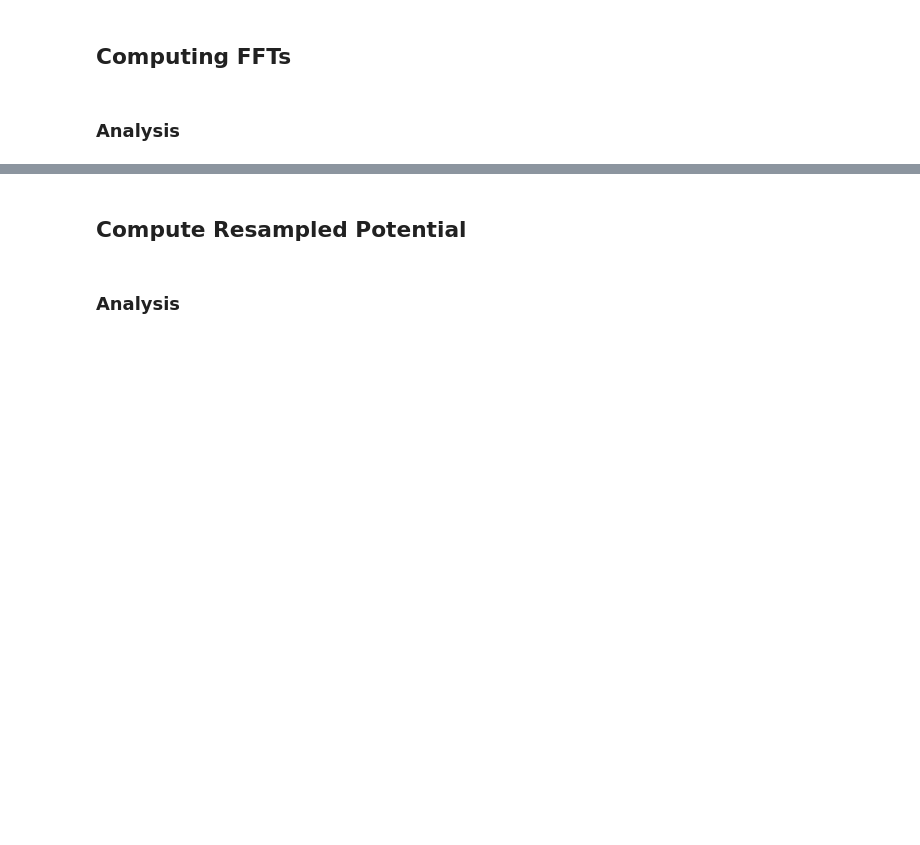
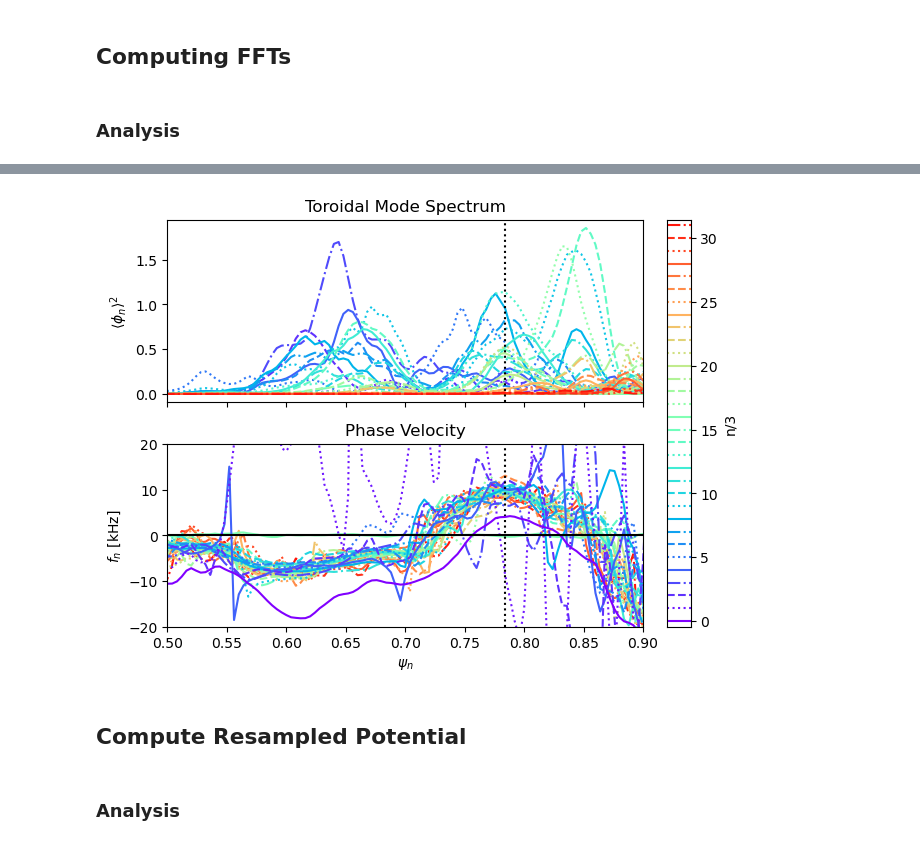
Before and after one commit to Maplenormandy/c1lgkt, a Jupyter notebook: bin/ballooning_filter.ipynb, the cells around one changed output, grey strips where cells are left out. Saved outputs shown, nothing was run; the diff lists cells and outputs as text; code cells hidden in the pictures; blank space fills up the shorter version.

```diff
--- a/bin/ballooning_filter.ipynb
+++ b/bin/ballooning_filter.ipynb
@@ -209,3 +105,66 @@ plt.savefig('./outputs/dpot_power.pdf', dpi=300, bbox_inches='tight')
+# %%
+# %% Plot the power spectrum as a function of q
+
+## Set up the figure via a subplot mosaic
+fig = plt.figure(layout='constrained')
+ax_dict = fig.subplot_mosaic(
+    [
+        ["power", "cax"],
+        ["vph", "cax"],
+    ],
+    width_ratios=[1, 0.05],
+    sharex=True,
+)
+
+ax = ax_dict['power']
+cax = ax_dict['cax']
+ax2 = ax_dict['vph']
+
+## Function for setting the line styles
+linestyles = ['solid', 'dotted', 'dashed', 'dashdot']
+def nstyle(n):
+    return {
+        'linestyle': linestyles[n%4],
+        'color': mpl.cm.rainbow(n/(dpot_fft.shape[0]-1)),
+    }
+
+## Plot the power spectrum and phase velocities
+for n in range(1,dpot_power.shape[1]-1):
+    ax.plot(geom.psi_surf[ksurf0:ksurf1-20]/eq.psix, np.abs(dpot_power[:-20,n]), **nstyle(n))
+
+    cax.axhline(n, **nstyle(n))
+for n in reversed(range(1,dpot_power.shape[1]-1)):
+    ax2.plot(geom.psi_surf[ksurf0:ksurf1]/eq.psix, np.angle(dpot_mult[:,n])/(3*n)/dt*2*np.pi*1e-3, **nstyle(n))
+
+# Add annotation lines to the plots
+ax.axvline(geom.psi_surf[ksurf]/eq.psix, c='k', ls=':')
+ax2.axvline(geom.psi_surf[ksurf]/eq.psix, c='k', ls=':')
+ax2.plot(geom.psi_surf[ksurf0:ksurf1]/eq.psix, -zonal_fields.interp_phi(geom.psi_surf[ksurf0:ksurf1], nu=1)*2*np.pi*1e-3, c=mpl.cm.rainbow(0))
+ax2.axhline(0, c='k')
+cax.axhline(0, **nstyle(0))
+
+## Set up labeling and such
+
+# Set the cax tick labels to the right
+cax.yaxis.set_ticks_position('right')
+cax.yaxis.set_label_position('right')
+cax.set_ylabel('n/3')
+cax.xaxis.set_visible(False)
+
+# Axis limits
+ax.set_xlim(0.5,0.9)
+ax2.set_ylim(-20,20)
+
+# Axis labels
+ax2.set_xlabel(R'$\psi_n$')
+ax.set_ylabel(R'$\langle\phi_n\rangle^2$')
+ax2.set_ylabel(R'$f_n$ [kHz]')
+ax.set_title('Toroidal Mode Spectrum')
+ax2.set_title('Phase Velocity')
+
+plt.savefig('./outputs/dpot_spectra.pdf', dpi=300, bbox_inches='tight')
+# %% [output]
+[figure, added]
 # %% [markdown]
 ## Compute Resampled Potential
 # %%
```
Also changed, not shown: parts of 9 cells of this notebook, 7 other files.
